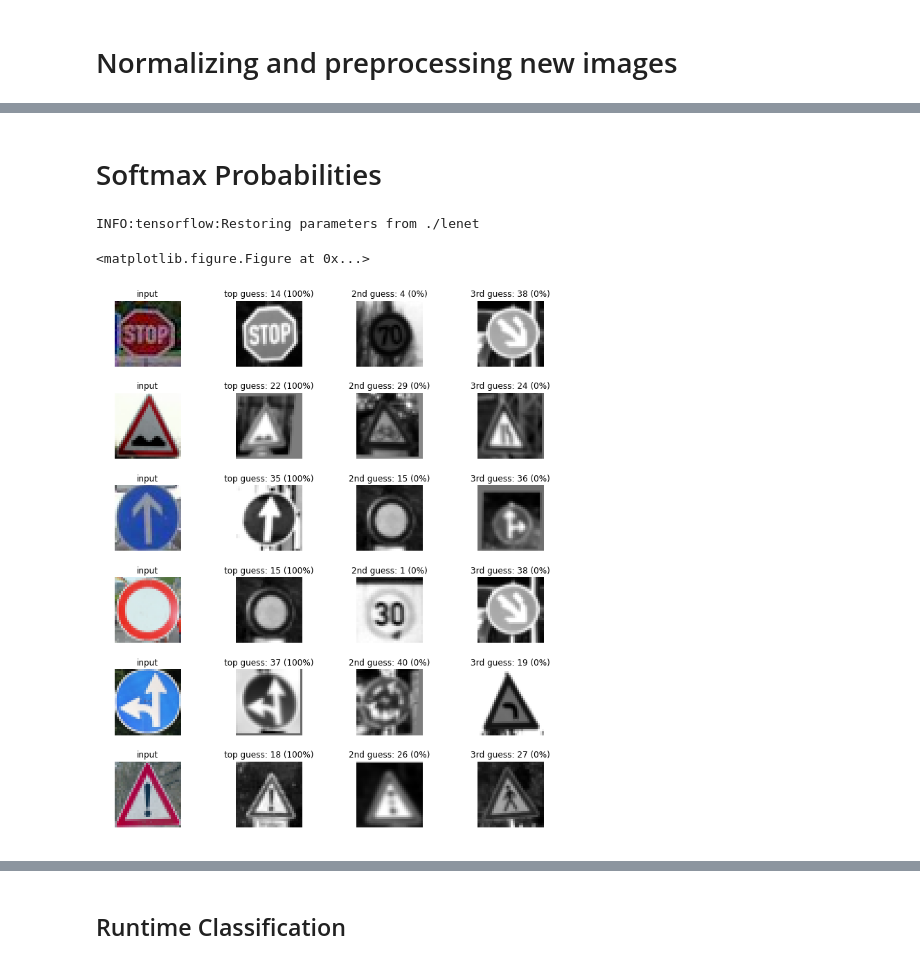
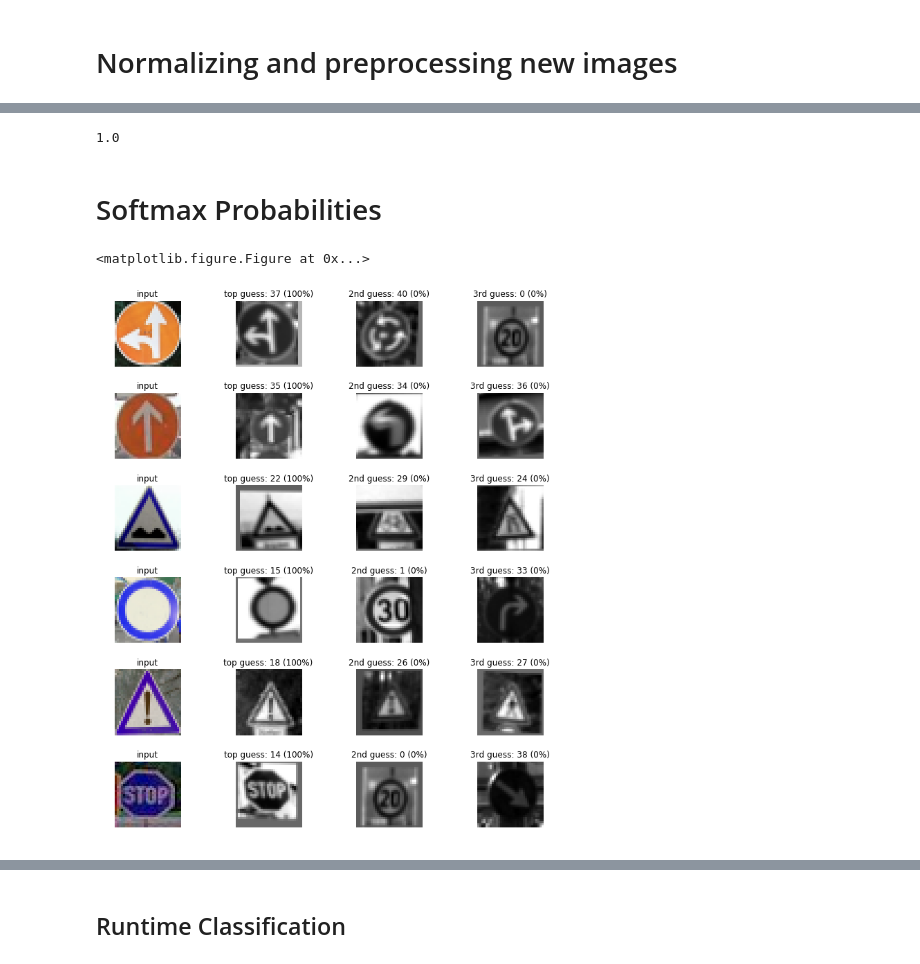
Before and after one commit to rajatgoyal715/Traffic-Sign-Classification, a Jupyter notebook: Traffic_Sign_Classifier.ipynb, the cells around one changed output, grey strips where cells are left out. Drawn from its saved outputs; the diff is of its cells as text; code cells hidden in the pictures.

```diff
--- a/Traffic_Sign_Classifier.ipynb
+++ b/Traffic_Sign_Classifier.ipynb
@@ -539,7 +535,7 @@ If you were to measure the performance of your trained model on the test set, th
 
 You do not need to modify this section.
 # %%
-#with tf.Session() as sess:
-#    saver.restore(sess, tf.train.latest_checkpoint('.'))
-#    test_accuracy = evaluate(x_test, y_test)
-#    print("Test Accuracy = {:.3f}".format(test_accuracy))
+with tf.Session() as sess:
+   saver.restore(sess, tf.train.latest_checkpoint('.'))
+   test_accuracy = evaluate(x_test, y_test)
+   print("Test Accuracy = {:.3f}".format(test_accuracy))
@@ -583,2 +544,32 @@ plt.clf()
 # %% [markdown]
 # Normalizing and preprocessing new images
+# %%
+import glob
+import matplotlib.image as mpimg
+import matplotlib.pyplot as plt
+
+fig, axs = plt.subplots(1,6, figsize=(4, 2))
+fig.subplots_adjust(hspace = .2, wspace=.001)
+axs = axs.ravel()
+# %%
+import numpy as np
+
+new_images=[]
+new_labels=[37,35,22,15,18,14]
+
+for i, img in enumerate(glob.glob('./new_images/*.jpg')):
+    image = cv2.imread(img)
+    axs[i].axis('off')
+    axs[i].imshow(cv2.cvtColor(image, cv2.COLOR_BGR2RGB))
+    new_images.append(image)
+
+new_images=np.asarray(new_images)
+new_labels=np.asarray(new_labels)
+
+for i in range(len(new_images)):
+    plt.imshow(new_images[i])
+    plt.xlabel(new_labels[i])
+    plt.show()
+
+# Clear the plot
+plt.clf()
@@ -598,3 +599,10 @@ Test Accuracy = 0.500
+# %%
+with tf.Session() as sess:
+    saver.restore(sess, tf.train.latest_checkpoint('.'))
+    single_image_accuracy = evaluate(new_images[:1], new_labels[:1])
+print(single_image_accuracy)
+# %% [output]
+1.0
 # %% [markdown]
 # Softmax Probabilities
 # %%
@@ -608,37 +616,36 @@ with tf.Session() as sess:
     saver.restore(sess, "./lenet")
     my_softmax_logits = sess.run(softmax_logits, feed_dict={x: new_images, keep_prob: 1.0})
     my_top_k = sess.run(top_k, feed_dict={x: new_images, keep_prob: 1.0})
 
 
     fig, axs = plt.subplots(len(new_images),4, figsize=(12, 14))
     fig.subplots_adjust(hspace = .4, wspace=.2)
     axs = axs.ravel()
 
     for i, image in enumerate(my_images):
         axs[4*i].axis('off')
-        axs[4*i].imshow(cv2.cvtColor(image, cv2.COLOR_RGB2BGR))
+        axs[4*i].imshow(image)
         axs[4*i].set_title('input')
         guess1 = my_top_k[1][i][0]
         index1 = np.argwhere(y_valid == guess1)[0]
         axs[4*i+1].axis('off')
         axs[4*i+1].imshow(x_valid[index1].squeeze(), cmap='gray')
         axs[4*i+1].set_title('top guess: {} ({:.0f}%)'.format(guess1, 100*my_top_k[0][i][0]))
         guess2 = my_top_k[1][i][1]
         index2 = np.argwhere(y_valid == guess2)[0]
         axs[4*i+2].axis('off')
         axs[4*i+2].imshow(x_valid[index2].squeeze(), cmap='gray')
         axs[4*i+2].set_title('2nd guess: {} ({:.0f}%)'.format(guess2, 100*my_top_k[0][i][1]))
         guess3 = my_top_k[1][i][2]
         index3 = np.argwhere(y_valid == guess3)[0]
         axs[4*i+3].axis('off')
         axs[4*i+3].imshow(x_valid[index3].squeeze(), cmap='gray')
         axs[4*i+3].set_title('3rd guess: {} ({:.0f}%)'.format(guess3, 100*my_top_k[0][i][2]))
 
     plt.show()
 # %% [output]
-INFO:tensorflow:Restoring parameters from ./lenet
+<matplotlib.figure.Figure at 0x...>
-<matplotlib.figure.Figure at 0x...>
-[figure, old version]
+[figure, new version]
 # %%
 fig, axs = plt.subplots(6,2, figsize=(9, 19))
 axs = axs.ravel()
```
Also changed, not shown: parts of 23 cells of this notebook, 10 other files.
